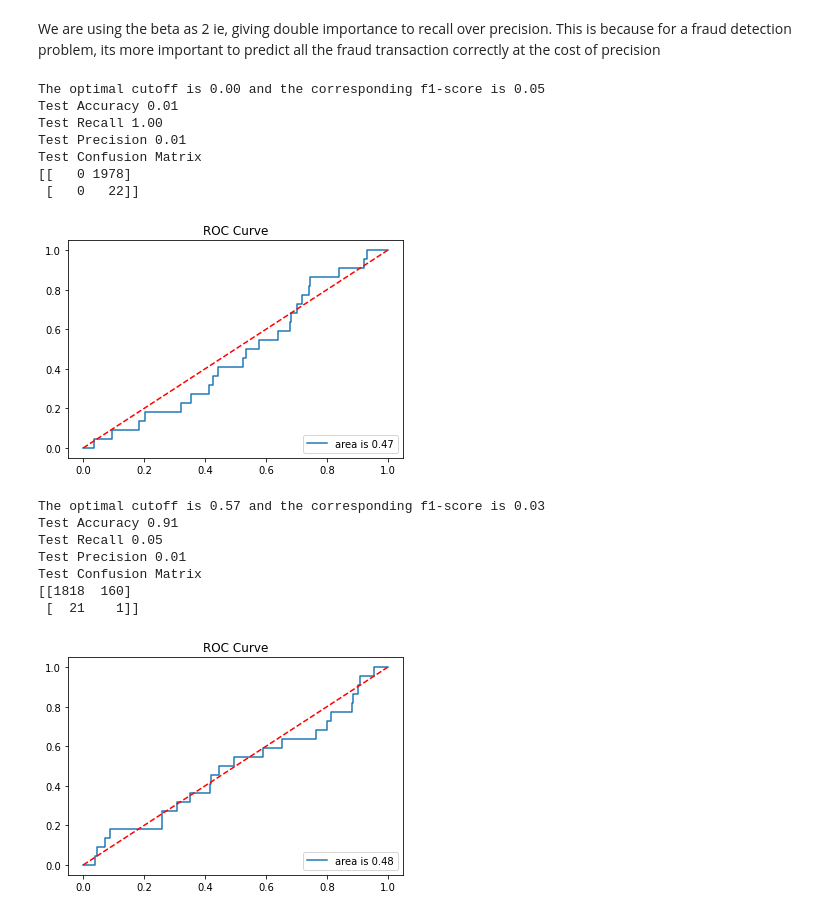
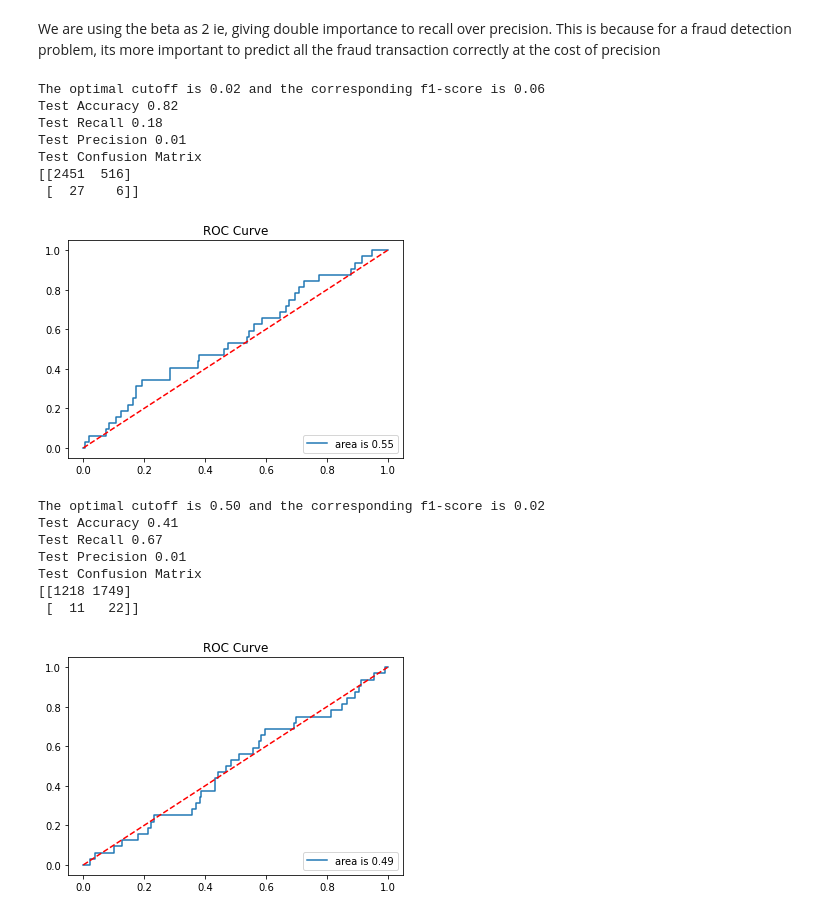
Before and after one commit to BhaskarBiswas/Python-Codes, a Jupyter notebook: classification_algo_with_EDA.ipynb, the cells around one changed output. Drawn from its saved outputs; the diff is of its cells as text; code cells hidden in the pictures.

```diff
--- a/classification_algo_with_EDA.ipynb
+++ b/classification_algo_with_EDA.ipynb
@@ -580,12 +580,12 @@ def run_classification_model(data_1, feature_var, target, model, beta, smote_f =
     :beta:            value to weight recall vs recall
     :smote_f:         apply spmote for the imbalanced dataset
     '''
-    X_train, X_test_validation, y_train, y_test_validation = train_test_split(data_1[feature_var], data_1[target], test_size=0.4, stratify=data_1[target], random_state = 1)
+    X_train, X_test_validation, y_train, y_test_validation = train_test_split(data_1[feature_var], data_1[target], test_size=0.6, stratify=data_1[target], random_state = 1)
     X_validation, X_test, y_validation, y_test = train_test_split(X_test_validation, y_test_validation, test_size=0.5, stratify=y_test_validation, random_state = 1)
     if smote_f == True:
         sm = SMOTE(sampling_strategy='auto', k_neighbors=5, random_state=seed)
         X_train, y_train = sm.fit_resample(X_train, y_train)
-    model.fit(X_train, y_train)
+    model = model.fit(X_train, y_train)
     y_proba_validation = model.predict_proba(X_validation)[:,1]
     get_ROC_curve(y_validation, y_proba_validation)
     opt_f1 = 0
@@ -633,27 +633,29 @@ get_feature_importance(df_master, features, 'Fraud_Flag', model)
 We can use the important variables based on the feature importance values in our model to improve the accuracy
 # %% [markdown]
 We are using the beta as 2 ie, giving double importance to recall over precision. This is because for a fraud detection problem, its more important to predict all the fraud transaction correctly at the cost of precision
+# %%
+features = ['Transaction_Value', 'Credit_Limit', 'Age', 'Cnt_of Trans', 'Cnt_of Trans_dt', 'Perc_Credit_Used']
 # %%
-model = LogisticRegression()
+model = LogisticRegression(penalty = 'l2')
 y_pred, cut_off_op, cm = run_classification_model(df_master, features, 'Fraud_Flag', model, 2, smote_f=False)
 # %% [output]
-The optimal cutoff is 0.00 and the corresponding f1-score is 0.05
-Test Accuracy 0.01
-Test Recall 1.00
+The optimal cutoff is 0.02 and the corresponding f1-score is 0.06
+Test Accuracy 0.82
+Test Recall 0.18
 Test Precision 0.01
 Test Confusion Matrix
-[[   0 1978]
- [   0   22]]
+[[2451  516]
+ [  27    6]]
-[figure, old version]
+[figure, new version]
 # %%
-model = LogisticRegression()
+model = LogisticRegression(penalty = 'l2')
 y_pred, cut_off_op, cm = run_classification_model(df_master, features, 'Fraud_Flag', model, 1, smote_f=True)
 # %% [output]
-The optimal cutoff is 0.57 and the corresponding f1-score is 0.03
-Test Accuracy 0.91
-Test Recall 0.05
+The optimal cutoff is 0.50 and the corresponding f1-score is 0.02
+Test Accuracy 0.41
+Test Recall 0.67
 Test Precision 0.01
 Test Confusion Matrix
-[[1818  160]
- [  21    1]]
+[[1218 1749]
+ [  11   22]]
-[figure, old version]
+[figure, new version]
```
Also changed, not shown: parts of 4 cells of this notebook.
